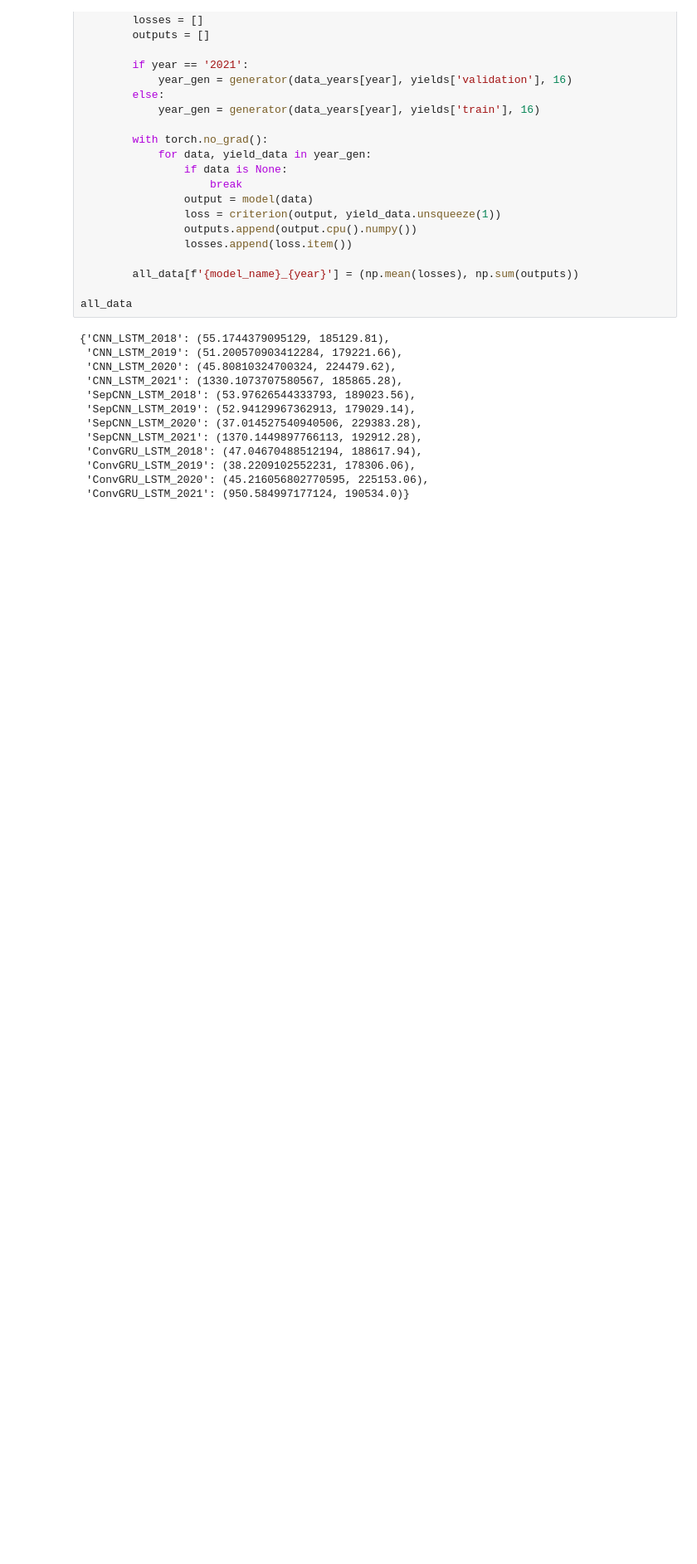
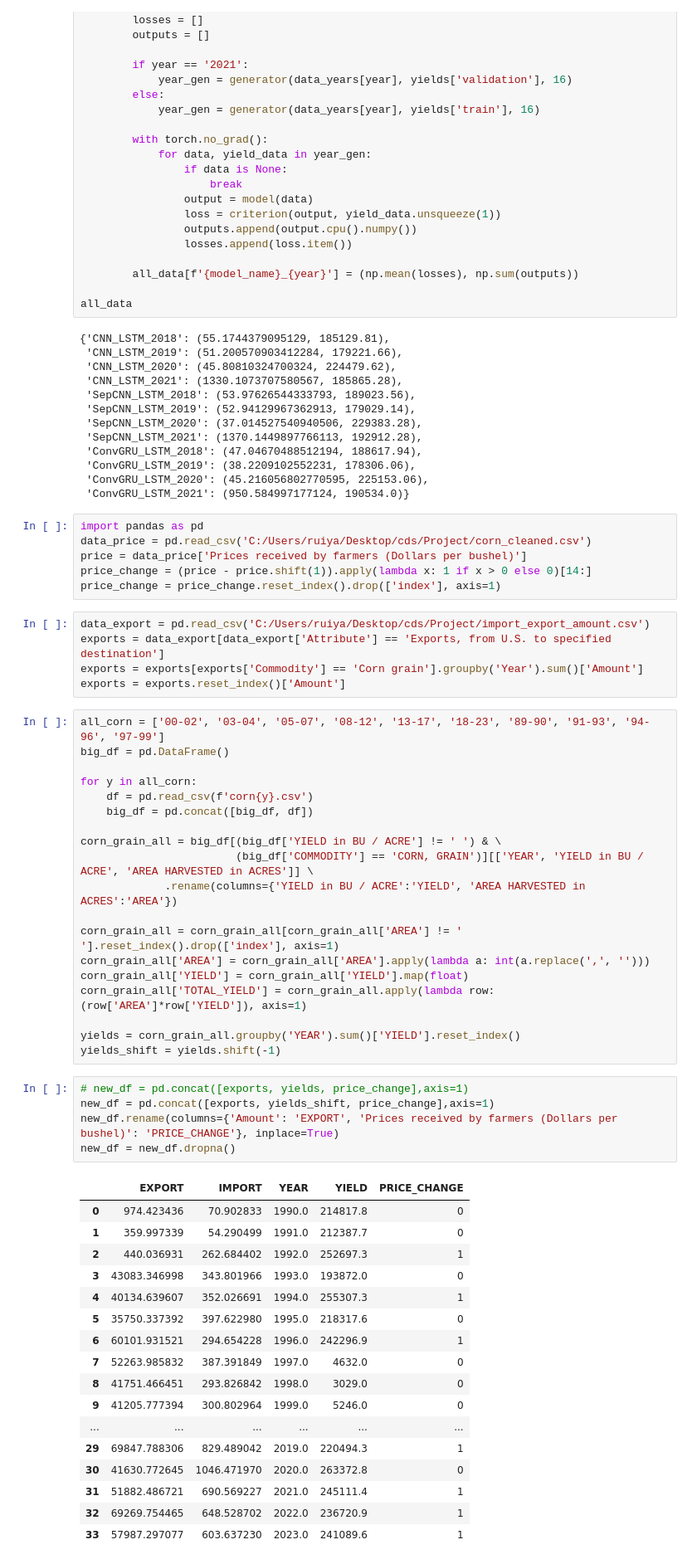
Before and after one commit to kayweeee/cds-corn-prediction, a Jupyter notebook: train_and_eval.ipynb, the cells around one changed output. Shown at 83% size. Drawn from its saved outputs; the diff is of its cells as text; blank space fills up the shorter version.

```diff
--- a/train_and_eval.ipynb
+++ b/train_and_eval.ipynb
@@ -351,3 +323,56 @@ all_data
  'ConvGRU_LSTM_2019': (38.2209102552231, 178306.06),
  'ConvGRU_LSTM_2020': (45.216056802770595, 225153.06),
  'ConvGRU_LSTM_2021': (950.584997177124, 190534.0)}
+# %%
+import pandas as pd
+data_price = pd.read_csv('C:/Users/ruiya/Desktop/cds/Project/corn_cleaned.csv')
+price = data_price['Prices received by farmers (Dollars per bushel)']
+price_change = (price - price.shift(1)).apply(lambda x: 1 if x > 0 else 0)[14:]
+price_change = price_change.reset_index().drop(['index'], axis=1)
+# %%
+data_export = pd.read_csv('C:/Users/ruiya/Desktop/cds/Project/import_export_amount.csv')
+exports = data_export[data_export['Attribute'] == 'Exports, from U.S. to specified destination']
+exports = exports[exports['Commodity'] == 'Corn grain'].groupby('Year').sum()['Amount']
+exports = exports.reset_index()['Amount']
+# %%
+all_corn = ['00-02', '03-04', '05-07', '08-12', '13-17', '18-23', '89-90', '91-93', '94-96', '97-99']
+big_df = pd.DataFrame()
+
+for y in all_corn:
+    df = pd.read_csv(f'corn{y}.csv')
+    big_df = pd.concat([big_df, df])
+
+corn_grain_all = big_df[(big_df['YIELD in BU / ACRE'] != ' ') & \
+                        (big_df['COMMODITY'] == 'CORN, GRAIN')][['YEAR', 'YIELD in BU / ACRE', 'AREA HARVESTED in ACRES']] \
+             .rename(columns={'YIELD in BU / ACRE':'YIELD', 'AREA HARVESTED in ACRES':'AREA'})
+
+corn_grain_all = corn_grain_all[corn_grain_all['AREA'] != ' '].reset_index().drop(['index'], axis=1)
+corn_grain_all['AREA'] = corn_grain_all['AREA'].apply(lambda a: int(a.replace(',', '')))
+corn_grain_all['YIELD'] = corn_grain_all['YIELD'].map(float)
+corn_grain_all['TOTAL_YIELD'] = corn_grain_all.apply(lambda row: (row['AREA']*row['YIELD']), axis=1)
+
+yields = corn_grain_all.groupby('YEAR').sum()['YIELD'].reset_index()
+yields_shift = yields.shift(-1)
+# %%
+# new_df = pd.concat([exports, yields, price_change],axis=1)
+new_df = pd.concat([exports, yields_shift, price_change],axis=1)
+new_df.rename(columns={'Amount': 'EXPORT', 'Prices received by farmers (Dollars per bushel)': 'PRICE_CHANGE'}, inplace=True)
+new_df = new_df.dropna()
+# %% [output]
+|  | EXPORT | IMPORT | YEAR | YIELD | PRICE_CHANGE |
+| 0 | 974.423436 | 70.902833 | 1990.0 | 214817.8 | 0 |
+| 1 | 359.997339 | 54.290499 | 1991.0 | 212387.7 | 0 |
+| 2 | 440.036931 | 262.684402 | 1992.0 | 252697.3 | 1 |
+| 3 | 43083.346998 | 343.801966 | 1993.0 | 193872.0 | 0 |
+| 4 | 40134.639607 | 352.026691 | 1994.0 | 255307.3 | 1 |
+| 5 | 35750.337392 | 397.622980 | 1995.0 | 218317.6 | 0 |
+| 6 | 60101.931521 | 294.654228 | 1996.0 | 242296.9 | 1 |
+| 7 | 52263.985832 | 387.391849 | 1997.0 | 4632.0 | 0 |
+| 8 | 41751.466451 | 293.826842 | 1998.0 | 3029.0 | 0 |
+| 9 | 41205.777394 | 300.802964 | 1999.0 | 5246.0 | 0 |
+| ... | ... | ... | ... | ... | ... |
+| 29 | 69847.788306 | 829.489042 | 2019.0 | 220494.3 | 1 |
+| 30 | 41630.772645 | 1046.471970 | 2020.0 | 263372.8 | 0 |
+| 31 | 51882.486721 | 690.569227 | 2021.0 | 245111.4 | 1 |
+| 32 | 69269.754465 | 648.528702 | 2022.0 | 236720.9 | 1 |
+| 33 | 57987.297077 | 603.637230 | 2023.0 | 241089.6 | 1 |
```
Also changed, not shown: parts of 11 cells of this notebook.
